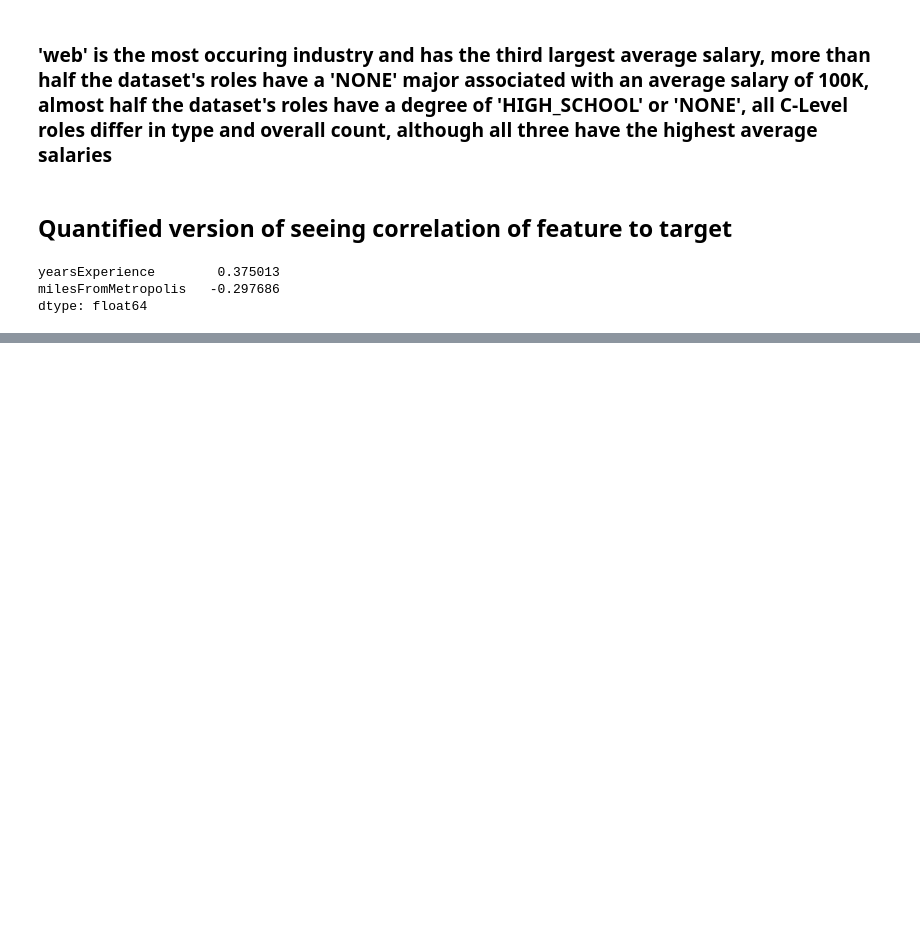
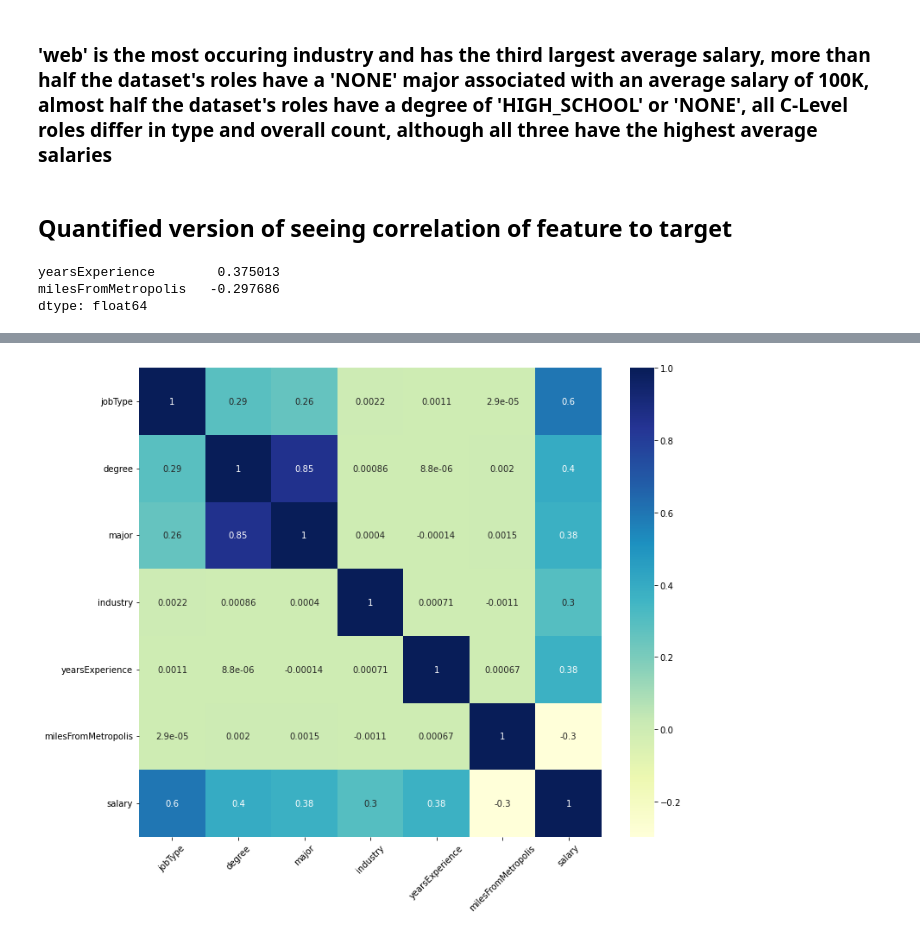
Before and after one commit to skylerbullard/salarypredictionportfolio, a Jupyter notebook: salarypredictionportfolio_define_discover.ipynb, the cells around one changed output, grey strips where cells are left out. Saved outputs shown, nothing was run; the diff lists cells and outputs as text; code cells hidden in the pictures; blank space fills up the shorter version.

Commit message:
correlation matrix heatmap developed

```diff
--- a/salarypredictionportfolio_define_discover.ipynb
+++ b/salarypredictionportfolio_define_discover.ipynb
@@ -381,3 +381,17 @@ train_df[ numeric_cols ].corrwith( train_df.salary )
 yearsExperience        0.375013
 milesFromMetropolis   -0.297686
 dtype: float64
+# %%
+def encode_cat( df , col ):
+    cat_dict = {}
+    cats = df[ col ].cat.categories.tolist()
+    for cat in cats:
+        cat_dict[ cat ] = train_df[ train_df[ col ] == cat ][ 'salary' ].mean()
+    df[ col ] = df[ col ].map( cat_dict )
+# %%
+for col in train_df.columns:
+    if train_df[ col ].dtype.name == "category":
+        encode_cat( train_df , col )
+        train_df[ col ] = train_df[ col ].astype( 'int64' )
+# %%
+train_df = train_df.drop( [ 'jobId' , 'companyId' ] , axis = 1 )
@@ -383,0 +407,9 @@ dtype: float64
+# %%
+#find qualitative correlation to target
+fig = plt.figure( figsize = ( 12 , 10 ) )
+features = [ 'jobType' , 'degree' , 'major' , 'industry' , 'yearsExperience' , 'milesFromMetropolis' , 'salary' ]
+sns.heatmap( train_df[ features ].corr() , cmap = 'YlGnBu' , annot = True )
+plt.xticks( rotation = 45 )
+plt.show()
+# %% [output]
+[figure, added]
```
Also changed, not shown: parts of 1 cell of this notebook.
